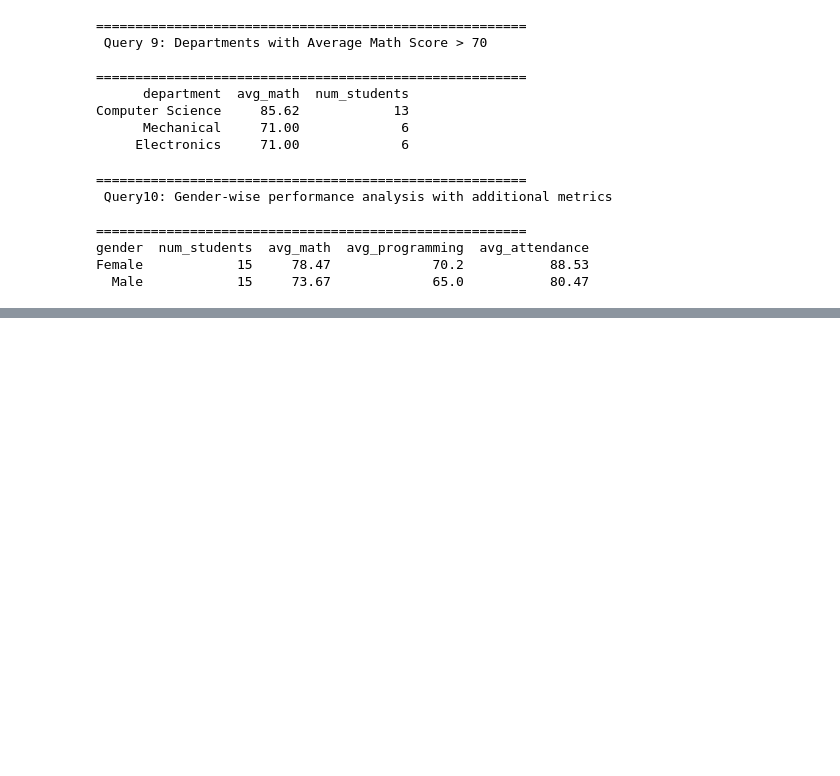
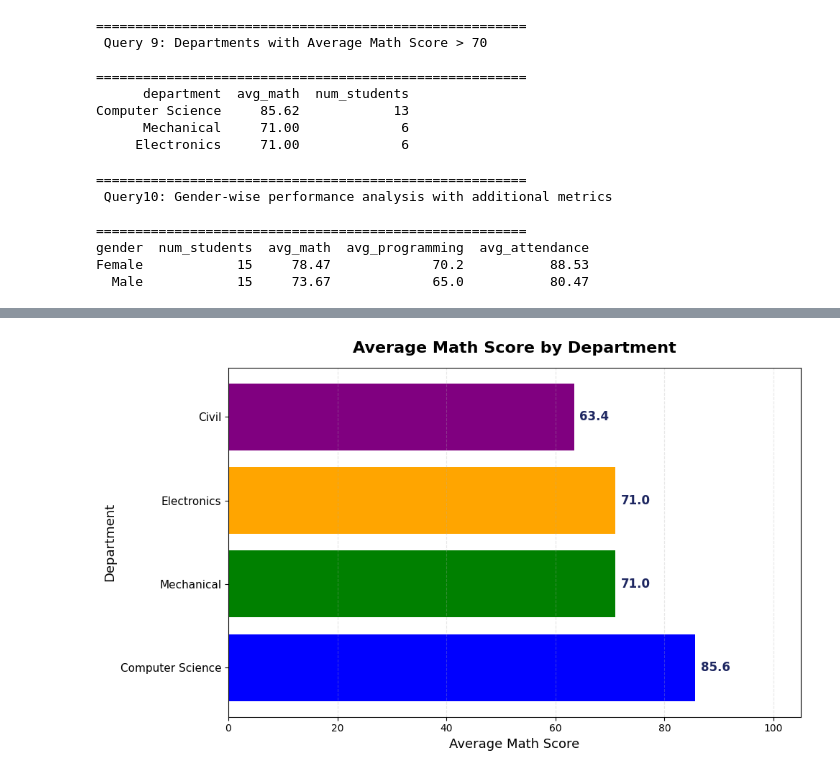
Before and after one commit to KEERTHANASRI-A-M-0609/keerthanasri-codeboosters-2026, a Jupyter notebook: Day 2/DAY_2.ipynb, the cells around one changed output, grey strips where cells are left out. Drawn from its saved outputs; the diff is of its cells as text; code cells hidden in the pictures; blank space fills up the shorter version.

```diff
--- a/Day 2/DAY_2.ipynb
+++ b/Day 2/DAY_2.ipynb
@@ -458,0 +471,45 @@ plt.show()
+# %%
+# 1. Use the full summary from Query 6 to include all 4 departments
+df_plot = result6
+
+# 2. Define the exact colors for each department
+color_map = {
+    'Computer Science': 'blue',
+    'Mechanical': 'green',
+    'Electronics': 'orange',
+    'Civil': 'purple'
+}
+bar_colors = df_plot['department'].map(color_map).tolist()
+
+# 3. Initialize the plot and use barh() for horizontal bars
+fig, ax = plt.subplots(figsize=(10, 6))
+bars = ax.barh(df_plot['department'], df_plot['avg_math'], color=bar_colors)
+
+# 4. Add value labels to the RIGHT of each horizontal bar
+for bar in bars:
+    width = bar.get_width()
+    # get_width() now gives us the avg_math score for the horizontal bar
+
+    ax.text(
+        width + 1.0,                         # x position: just to the right of the bar end
+        bar.get_y() + bar.get_height() / 2,  # y position: centered vertically on the bar
+        f'{width:.1f}',                      # text: height formatted to 1 decimal place
+        ha='left', va='center',              # horizontal/vertical alignment adjusted for side labels
+        fontsize=12, fontweight='bold',
+        color='#1E2761'
+    )
+
+# 5. Chart styling and swapped axis labels
+ax.set_title('Average Math Score by Department', fontsize=16, fontweight='bold', pad=15)
+ax.set_xlabel('Average Math Score', fontsize=13)  # Swapped to X-axis
+ax.set_ylabel('Department', fontsize=13)          # Swapped to Y-axis
+ax.set_xlim(0, 105)                               # x-axis limit so labels on the right fit
+
+# Tick and grid customization
+ax.tick_params(axis='y', labelsize=11)
+ax.grid(axis='x', alpha=0.3, linestyle='--')     # Changed gridlines to vertical (axis='x')
+
+plt.tight_layout()
+plt.show()
+# %% [output]
+[figure, added]
```
Also changed, not shown: parts of 1 cell of this notebook.
